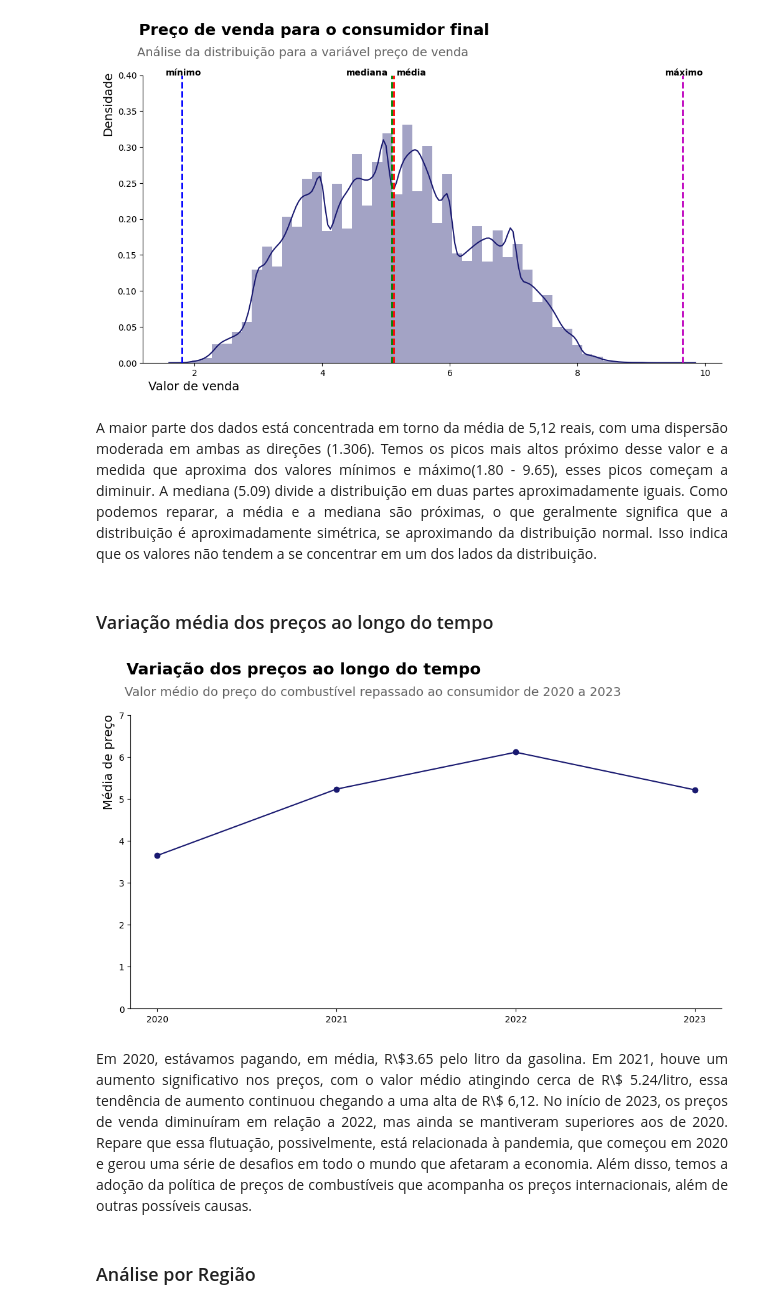
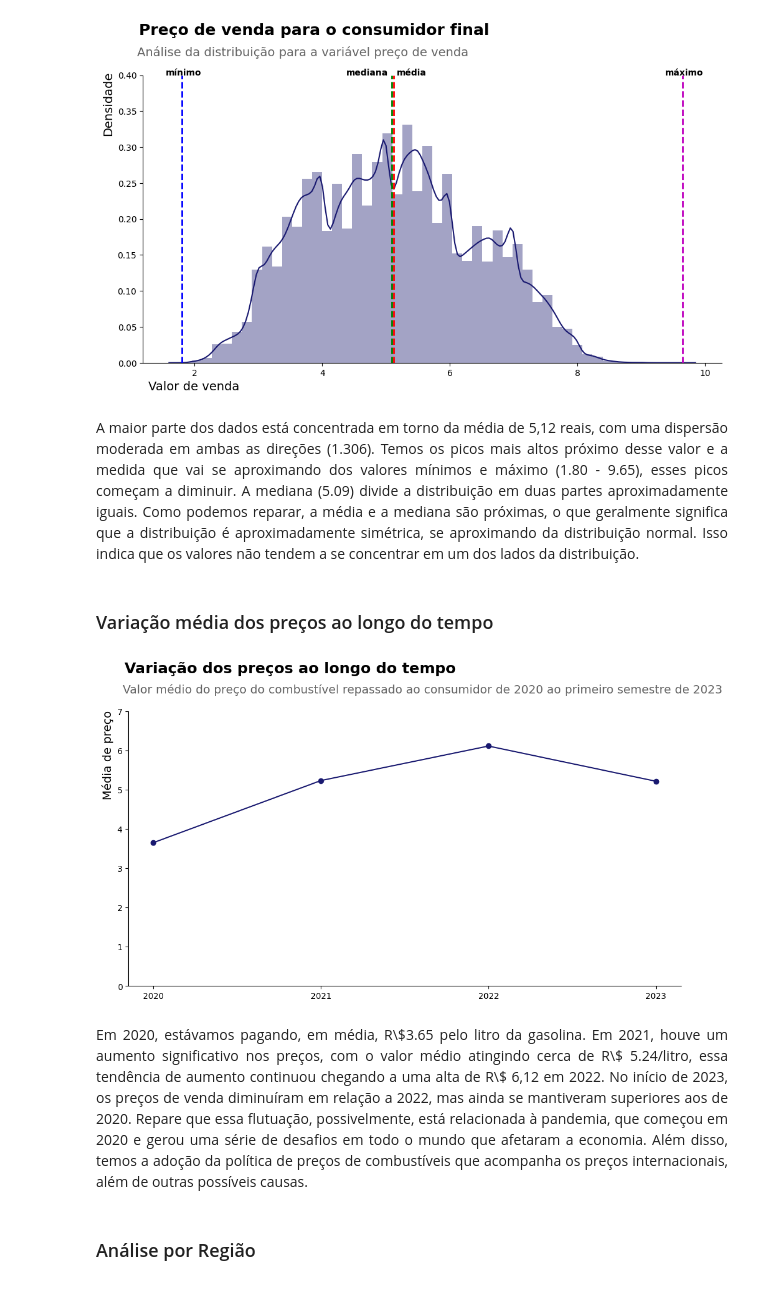
Before and after one commit to LilianeAquino/projeto_estatistica_coders_2023, a Jupyter notebook: projeto_estatistica_coders.ipynb, the cells around one changed output. Saved outputs shown, nothing was run; the diff lists cells and outputs as text; code cells hidden in the pictures.

Commit message:
feat: finaliza analise dados

```diff
--- a/projeto_estatistica_coders.ipynb
+++ b/projeto_estatistica_coders.ipynb
@@ -218,29 +231,29 @@ plt.show()
 # %% [output]
 [figure]
 # %% [markdown]
-<p style='text-align: justify;'><font size=3.>A maior parte dos dados está concentrada em torno da média de 5,12 reais, com uma dispersão moderada em ambas as direções (1.306). Temos os picos mais altos próximo desse valor e a medida que aproxima dos valores mínimos e máximo(1.80 - 9.65), esses picos começam a diminuir. A mediana (5.09) divide a distribuição em duas partes aproximadamente iguais. Como podemos reparar, a média e a mediana são próximas, o que geralmente significa que a distribuição é aproximadamente simétrica, se aproximando da distribuição normal. Isso indica que os valores não tendem a se concentrar em um dos lados da distribuição.</font></p>
+<p style='text-align: justify;'><font size=3.>A maior parte dos dados está concentrada em torno da média de 5,12 reais, com uma dispersão moderada em ambas as direções (1.306). Temos os picos mais altos próximo desse valor e a medida que vai se aproximando dos valores mínimos e máximo (1.80 - 9.65), esses picos começam a diminuir. A mediana (5.09) divide a distribuição em duas partes aproximadamente iguais. Como podemos reparar, a média e a mediana são próximas, o que geralmente significa que a distribuição é aproximadamente simétrica, se aproximando da distribuição normal. Isso indica que os valores não tendem a se concentrar em um dos lados da distribuição.</font></p>
 # %% [markdown]
 ### Variação média dos preços ao longo do tempo
 # %%
 suptitle = 'Variação dos preços ao longo do tempo'
-title = 'Valor médio do preço do combustível repassado ao consumidor de 2020 a 2023'
+title = 'Valor médio do preço do combustível repassado ao consumidor de 2020 ao primeiro semestre de 2023'
 ticks = [2020, 2021, 2022, 2023]
 
 dados_agrupados = df.groupby('ano_coleta')['valor_venda'].mean()
 dados_agrupados.plot.line(figsize=(12, 6), rot=False, color='#191970', marker='o').spines[['top', 'right']].set_visible(False)
 
 plt.suptitle(suptitle, fontsize=18, y=1.02, horizontalalignment='left', x=0.12, color='black', weight='bold')
 plt.title(title, fontsize=14, color='#646464', y=1.05, loc='left', x=-0.01)
 plt.ylabel('Média de preço', fontsize=14, horizontalalignment='left', y=0.68)
 plt.xlabel(None)
 plt.xticks(ticks)
 plt.ylim(0, 7)
 plt.grid(False)
 plt.show()
 # %% [output]
-[figure, old version]
+[figure, new version]
 # %% [markdown]
-<p style='text-align: justify;'><font size=3.>Em 2020, estávamos pagando, em média, R\$3.65 pelo litro da gasolina. Em 2021, houve um aumento significativo nos preços, com o valor médio atingindo cerca de R\$ 5.24/litro, essa tendência de aumento continuou chegando a uma alta de R\$ 6,12. No início de 2023, os preços de venda diminuíram em relação a 2022, mas ainda se mantiveram superiores aos de 2020. Repare que essa flutuação, possivelmente, está relacionada à pandemia, que começou em 2020 e gerou uma série de desafios em todo o mundo que afetaram a economia. Além disso, temos a adoção da política de preços de combustíveis que acompanha os preços internacionais, além de outras possíveis causas. </font></p>
+<p style='text-align: justify;'><font size=3.>Em 2020, estávamos pagando, em média, R\$3.65 pelo litro da gasolina. Em 2021, houve um aumento significativo nos preços, com o valor médio atingindo cerca de R\$ 5.24/litro, essa tendência de aumento continuou chegando a uma alta de R\$ 6,12 em 2022. No início de 2023, os preços de venda diminuíram em relação a 2022, mas ainda se mantiveram superiores aos de 2020. Repare que essa flutuação, possivelmente, está relacionada à pandemia, que começou em 2020 e gerou uma série de desafios em todo o mundo que afetaram a economia. Além disso, temos a adoção da política de preços de combustíveis que acompanha os preços internacionais, além de outras possíveis causas. </font></p>
 # %% [markdown]
 ### Análise por Região
 # %%
```
Also changed, not shown: parts of 42 cells of this notebook, 1 other file.
